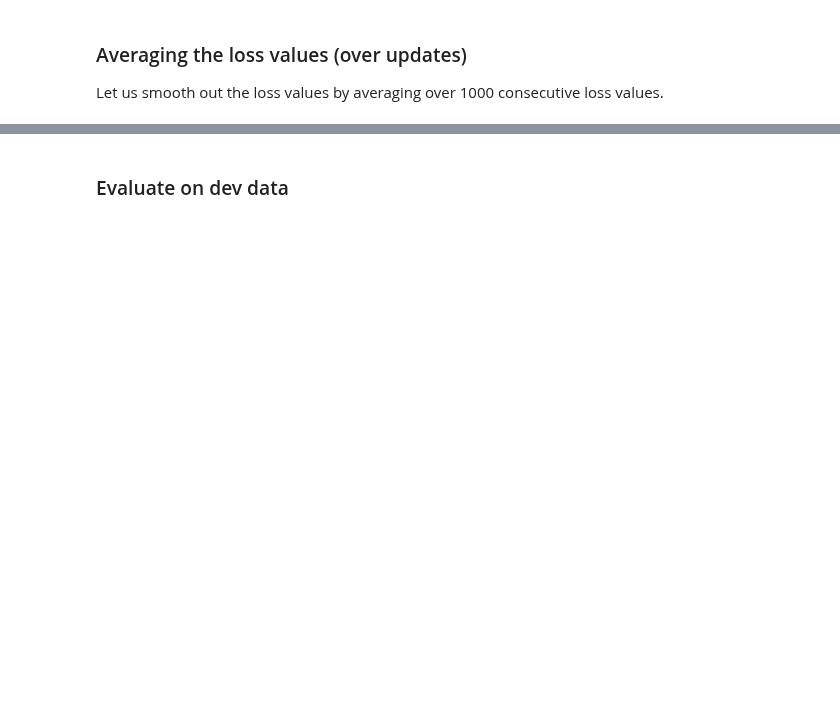
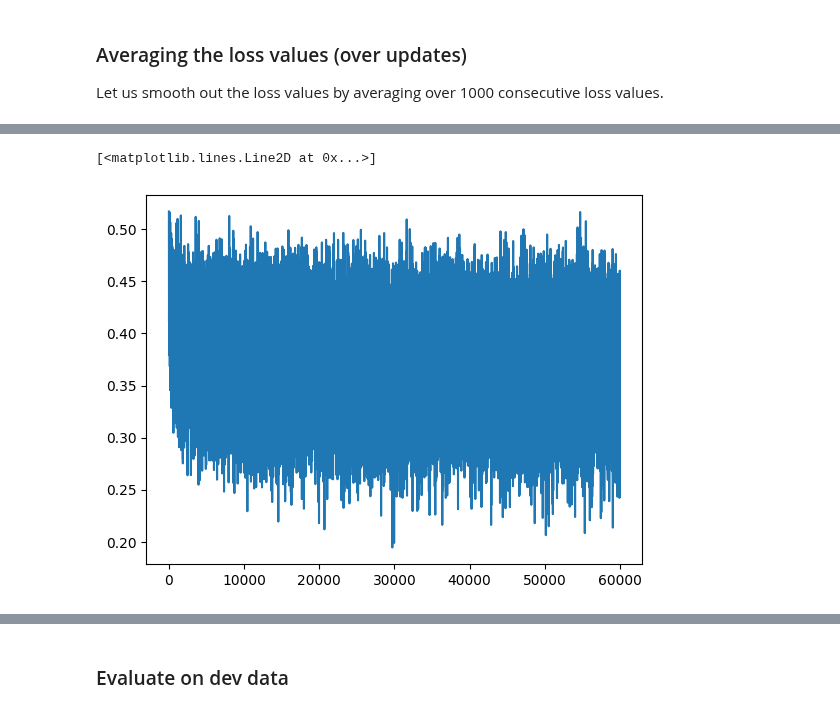
Before and after one commit to anoopsarkar/nlp-class, a Jupyter notebook: assets/notebooks/mlp.ipynb, the cells around one changed output, grey strips where cells are left out. Cells and saved outputs as stored; diff of their text form; code cells hidden in the pictures; blank space fills up the shorter version.

```diff
--- a/assets/notebooks/mlp.ipynb
+++ b/assets/notebooks/mlp.ipynb
@@ -680,3 +684,8 @@ torch.Size([150])
+# %%
+plt.plot(losses)
+# %% [output]
+[<matplotlib.lines.Line2D at 0x...>]
+[figure, added]
 # %%
 plt.plot(avg_loss)
 # %% [output]
```
Also changed, not shown: parts of 32 cells of this notebook, 5 other files.
